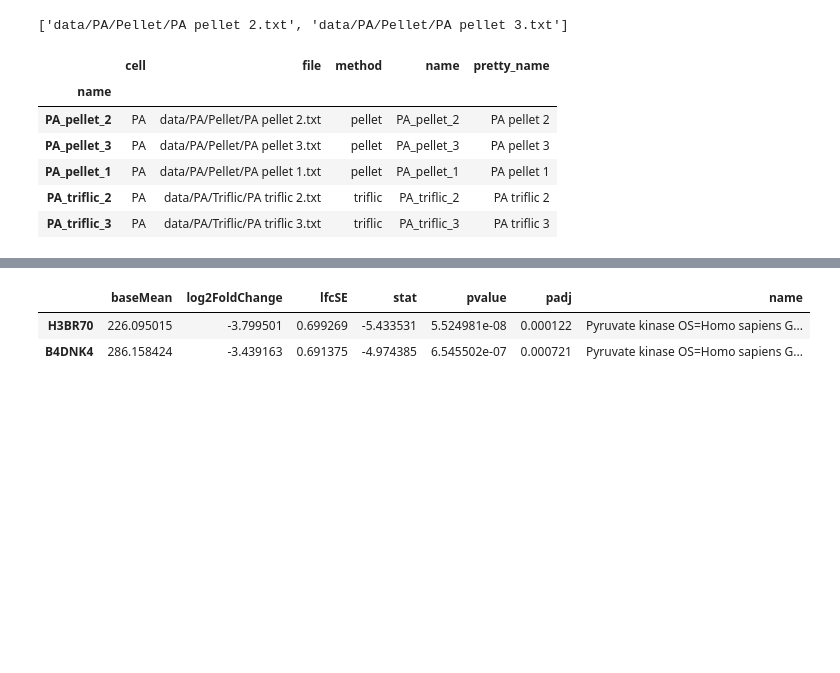
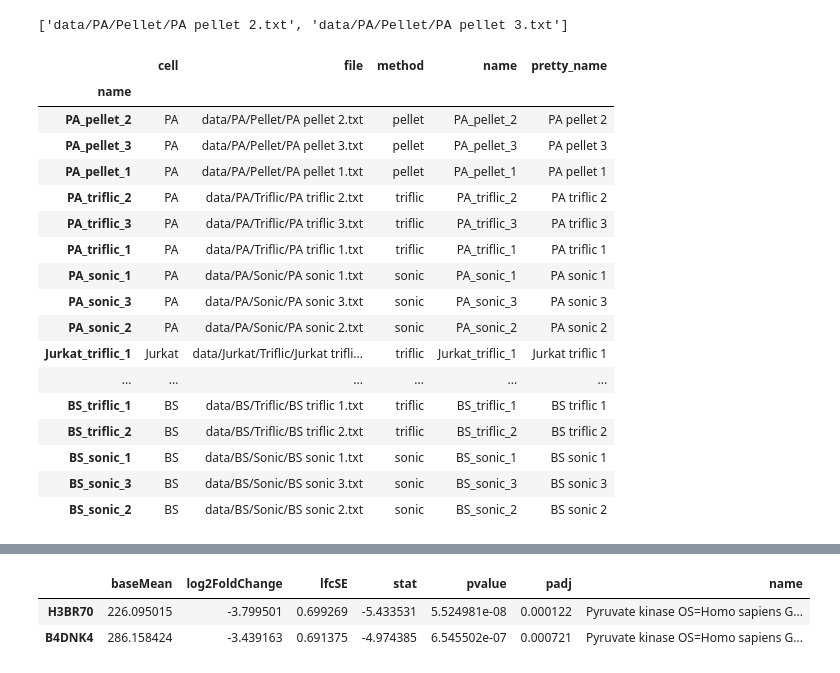
Before and after one commit to stuppie/triflic, a Jupyter notebook: analysis_deseq/make_matrix.ipynb, the cells around one changed output, grey strips where cells are left out. Cells and saved outputs as stored; diff of their text form; code cells hidden in the pictures; blank space fills up the shorter version.

```diff
--- a/analysis_deseq/make_matrix.ipynb
+++ b/analysis_deseq/make_matrix.ipynb
@@ -29,20 +29,31 @@ files[:2]
 # %%
 meta = pd.DataFrame([{"cell": s.rsplit("/", 1)[-1].split(" ")[0],
   "method": s.rsplit("/", 1)[-1].split(" ")[1],
   "name": s.rsplit("/", 1)[-1].split(".")[0].replace(" ", "_"),
   "pretty_name": s.rsplit("/", 1)[-1].split(".")[0],
   "file": s } for s in files])
 meta.index = meta.name
 meta.to_csv("metadata.csv")
-meta.head()
+meta
 # %% [output]
 |  | cell | file | method | name | pretty_name |
 | name |  |  |  |  |  |
 | PA_pellet_2 | PA | data/PA/Pellet/PA pellet 2.txt | pellet | PA_pellet_2 | PA pellet 2 |
 | PA_pellet_3 | PA | data/PA/Pellet/PA pellet 3.txt | pellet | PA_pellet_3 | PA pellet 3 |
 | PA_pellet_1 | PA | data/PA/Pellet/PA pellet 1.txt | pellet | PA_pellet_1 | PA pellet 1 |
 | PA_triflic_2 | PA | data/PA/Triflic/PA triflic 2.txt | triflic | PA_triflic_2 | PA triflic 2 |
 | PA_triflic_3 | PA | data/PA/Triflic/PA triflic 3.txt | triflic | PA_triflic_3 | PA triflic 3 |
+| PA_triflic_1 | PA | data/PA/Triflic/PA triflic 1.txt | triflic | PA_triflic_1 | PA triflic 1 |
+| PA_sonic_1 | PA | data/PA/Sonic/PA sonic 1.txt | sonic | PA_sonic_1 | PA sonic 1 |
+| PA_sonic_3 | PA | data/PA/Sonic/PA sonic 3.txt | sonic | PA_sonic_3 | PA sonic 3 |
+| PA_sonic_2 | PA | data/PA/Sonic/PA sonic 2.txt | sonic | PA_sonic_2 | PA sonic 2 |
+| Jurkat_triflic_1 | Jurkat | data/Jurkat/Triflic/Jurkat trifli... | triflic | Jurkat_triflic_1 | Jurkat triflic 1 |
+| ... | ... | ... | ... | ... | ... |
+| BS_triflic_1 | BS | data/BS/Triflic/BS triflic 1.txt | triflic | BS_triflic_1 | BS triflic 1 |
+| BS_triflic_2 | BS | data/BS/Triflic/BS triflic 2.txt | triflic | BS_triflic_2 | BS triflic 2 |
+| BS_sonic_1 | BS | data/BS/Sonic/BS sonic 1.txt | sonic | BS_sonic_1 | BS sonic 1 |
+| BS_sonic_3 | BS | data/BS/Sonic/BS sonic 3.txt | sonic | BS_sonic_3 | BS sonic 3 |
+| BS_sonic_2 | BS | data/BS/Sonic/BS sonic 2.txt | sonic | BS_sonic_2 | BS sonic 2 |
 # %%
 def format_id(name):
     return name.split("|")[1] if "|" in name else name
```
Also changed, not shown: parts of 2 cells of this notebook, 17 other files.
